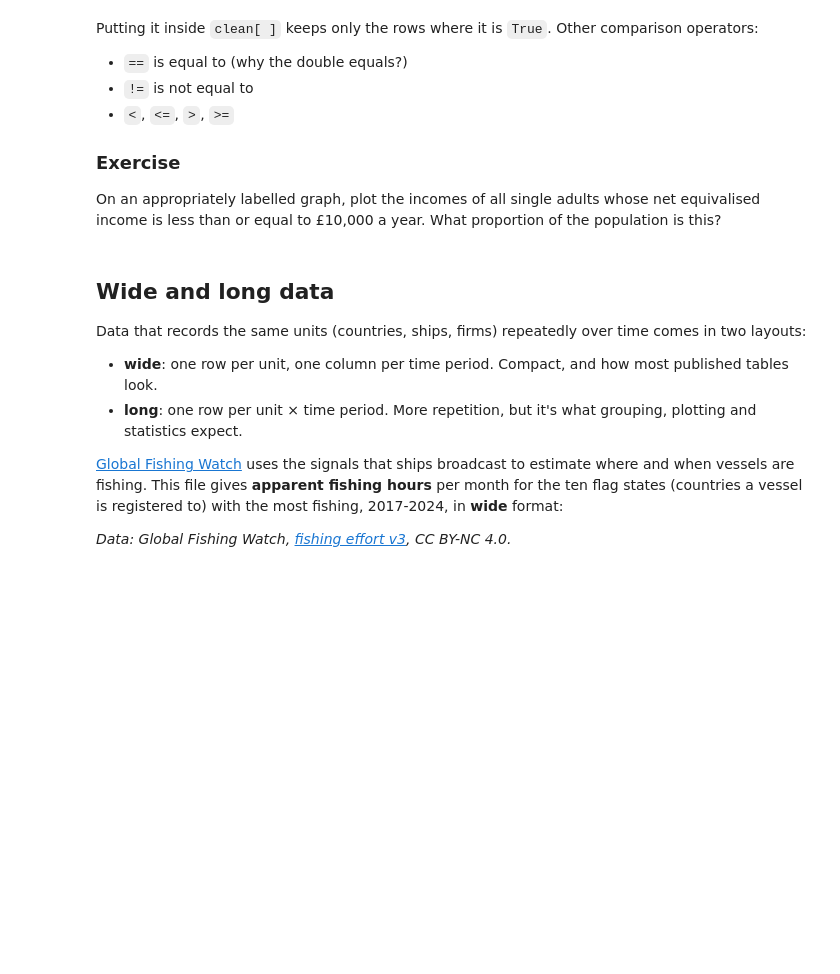
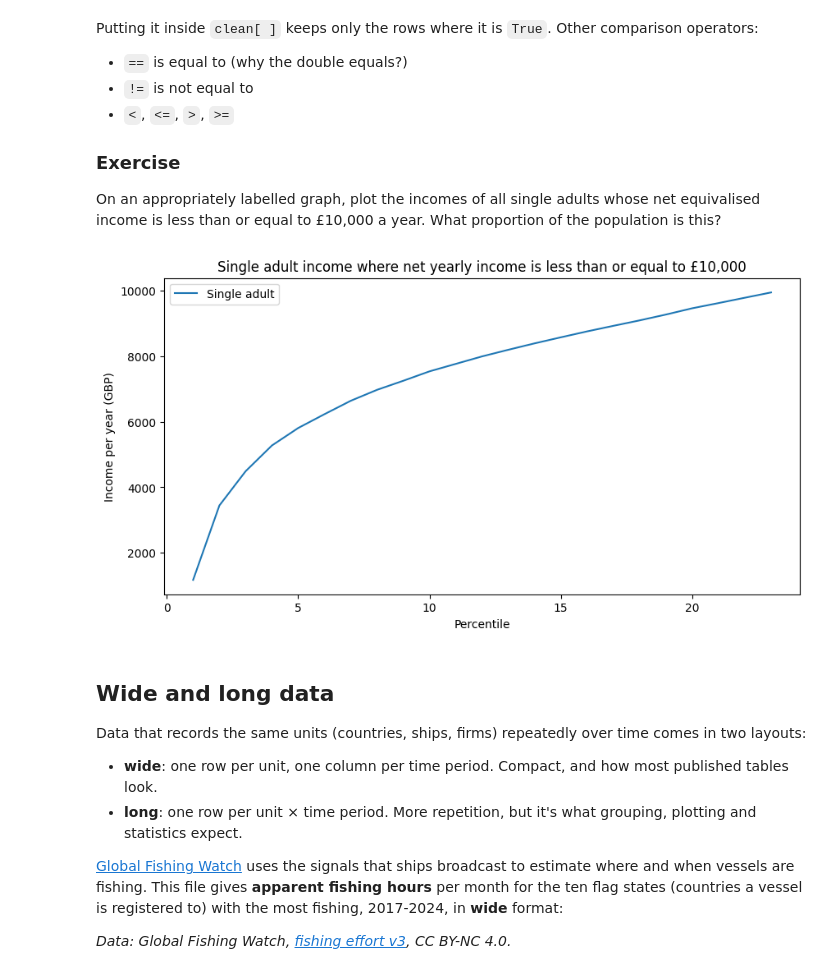
Before and after one commit to chipreshu1-ui/QM2_, a Jupyter notebook: notebooks/W02. Pandas.ipynb, the cells around one changed output. Saved outputs shown, nothing was run; the diff lists cells and outputs as text; code cells hidden in the pictures; blank space fills up the shorter version.

```diff
--- a/notebooks/W02. Pandas.ipynb
+++ b/notebooks/W02. Pandas.ipynb
@@ -266,7 +297,15 @@ Putting it inside `clean[ ]` keeps only the rows where it is `True`. Other compa
 
 On an appropriately labelled graph, plot the incomes of all single adults whose net equivalised income is less than or equal to £10,000 a year. What proportion of the population is this?
 # %%
-# your code here
+clean_solo = income[["Single adult"]]
+clean_solo = clean_solo.replace(",", "", regex=True).astype(float)
+clean_solo[clean_solo["Single adult"] <= 10000].plot()
+plt.title("Single adult income where net yearly income is less than or equal to £10,000")
+plt.xlabel("Percentile")
+plt.ylabel("Income per year (GBP)")
+plt.show()
+# %% [output]
+[figure, added]
 # %% [markdown]
 ## Wide and long data
 
```
Also changed, not shown: parts of 4 cells of this notebook.
